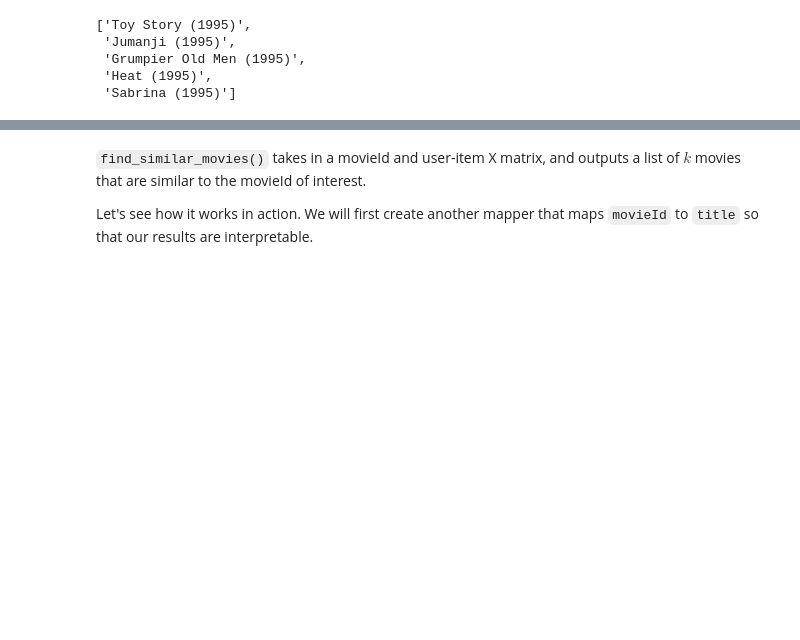
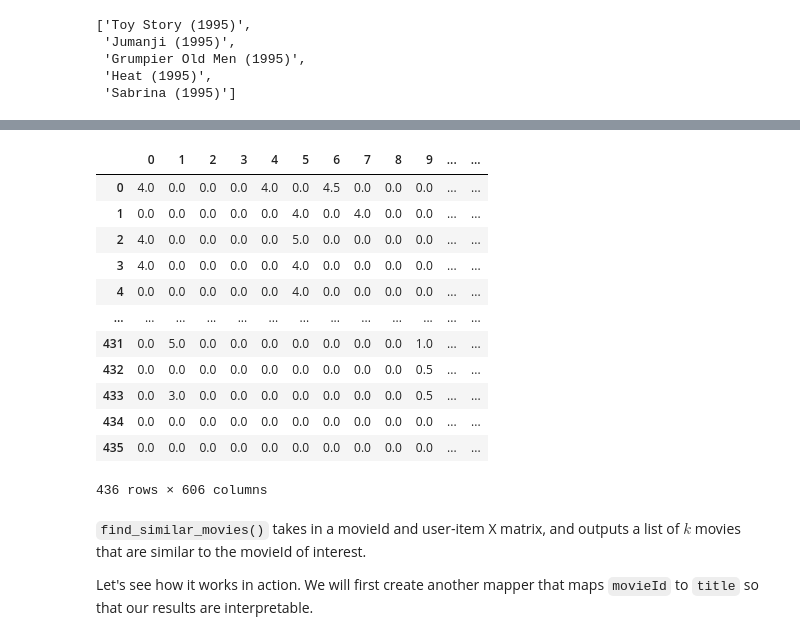
Before and after one commit to kurmukovai/ds-for-business, a Jupyter notebook: seminar-6/6.1 Item-item recommendations.ipynb, the cells around one changed output, grey strips where cells are left out. Cells and saved outputs as stored; diff of their text form; code cells hidden in the pictures; blank space fills up the shorter version.

```diff
--- a/seminar-6/6.1 Item-item recommendations.ipynb
+++ b/seminar-6/6.1 Item-item recommendations.ipynb
@@ -24,7 +24,7 @@ Let's download a small version of the [MovieLens](https://www.wikiwand.com/en/Mo
 
 Let's load in our data and take a peek at the structure.
 # %%
-ratings = pd.read_csv("/home/anvar/ratings.csv")
+ratings = pd.read_csv("ratings.csv")
 ratings.head()
 # %% [output]
 |  | userId | movieId | rating | timestamp |
@@ -48,7 +48,7 @@ ratings['rating'].value_counts().sort_index()
 5.0    13211
 Name: rating, dtype: int64
 # %%
-movies = pd.read_csv("/home/anvar/movies.csv")
+movies = pd.read_csv("movies.csv")
 movies.head()
 # %% [output]
 |  | movieId | title | genres |
@@ -276,6 +276,22 @@ This approach looks for the $k$ nearest neighbours of a given movie by identifyi
 4. Pearson correlation
 
 Although difficult to visualize, we are working in a M-dimensional space where M represents the number of movies in our X matrix.
+# %%
+df_X.drop(['title', 'year', 'genre', 'time_epoch', 'userId', 'aver_rank'], axis=1)
+# %% [output]
+|  | 0 | 1 | 2 | 3 | 4 | 5 | 6 | 7 | 8 | 9 | ... | ... |
+| 0 | 4.0 | 0.0 | 0.0 | 0.0 | 4.0 | 0.0 | 4.5 | 0.0 | 0.0 | 0.0 | ... | ... |
+| 1 | 0.0 | 0.0 | 0.0 | 0.0 | 0.0 | 4.0 | 0.0 | 4.0 | 0.0 | 0.0 | ... | ... |
+| 2 | 4.0 | 0.0 | 0.0 | 0.0 | 0.0 | 5.0 | 0.0 | 0.0 | 0.0 | 0.0 | ... | ... |
+| 3 | 4.0 | 0.0 | 0.0 | 0.0 | 0.0 | 4.0 | 0.0 | 0.0 | 0.0 | 0.0 | ... | ... |
+| 4 | 0.0 | 0.0 | 0.0 | 0.0 | 0.0 | 4.0 | 0.0 | 0.0 | 0.0 | 0.0 | ... | ... |
+| ... | ... | ... | ... | ... | ... | ... | ... | ... | ... | ... | ... | ... |
+| 431 | 0.0 | 5.0 | 0.0 | 0.0 | 0.0 | 0.0 | 0.0 | 0.0 | 0.0 | 1.0 | ... | ... |
+| 432 | 0.0 | 0.0 | 0.0 | 0.0 | 0.0 | 0.0 | 0.0 | 0.0 | 0.0 | 0.5 | ... | ... |
+| 433 | 0.0 | 3.0 | 0.0 | 0.0 | 0.0 | 0.0 | 0.0 | 0.0 | 0.0 | 0.5 | ... | ... |
+| 434 | 0.0 | 0.0 | 0.0 | 0.0 | 0.0 | 0.0 | 0.0 | 0.0 | 0.0 | 0.0 | ... | ... |
+| 435 | 0.0 | 0.0 | 0.0 | 0.0 | 0.0 | 0.0 | 0.0 | 0.0 | 0.0 | 0.0 | ... | ... |
+436 rows × 606 columns
 # %%
 from sklearn.neighbors import NearestNeighbors
 
```
Also changed, not shown: parts of 6 cells of this notebook, 17 other files.
